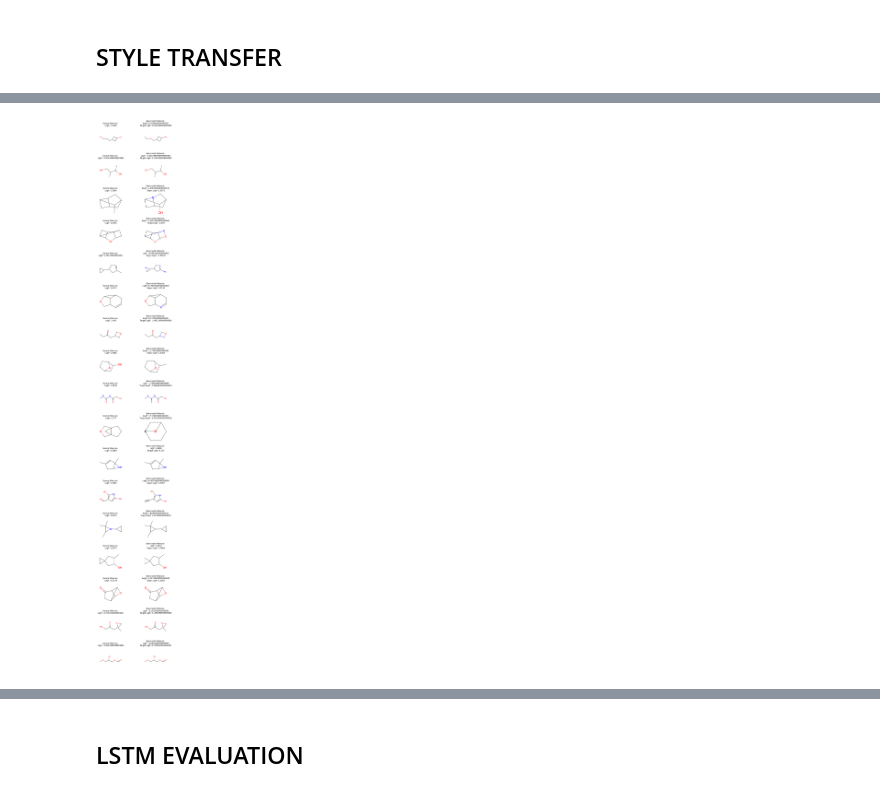
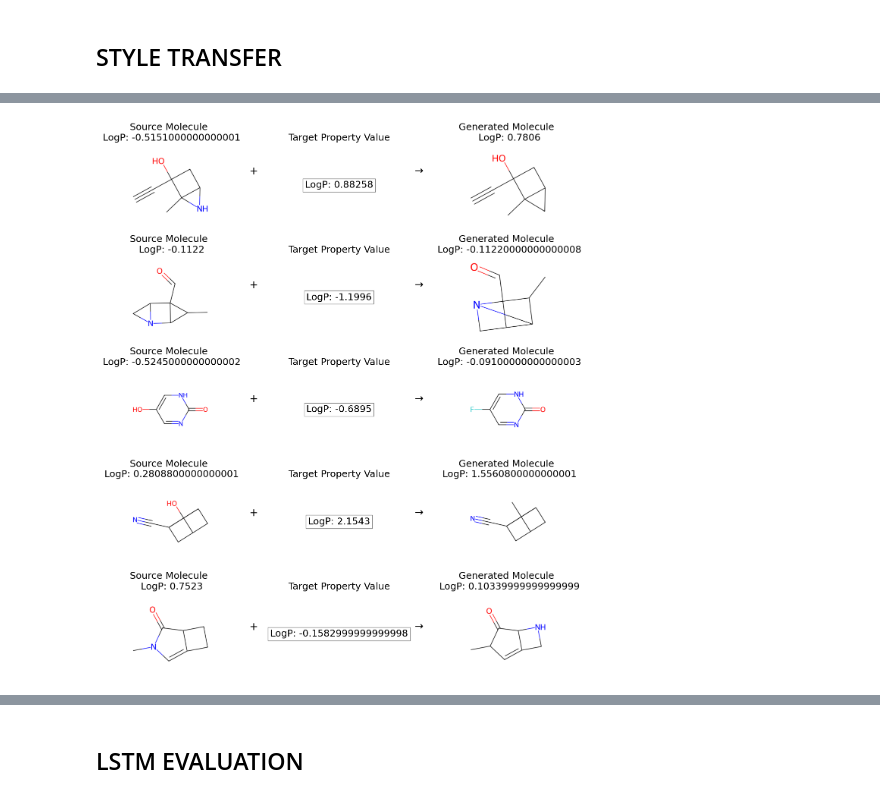
Before and after one commit to HeathArhturLouis/Rethinking-Molecular-Design-Integrating-Latent-Variable-and-Autoregressive-Models-for-Enhanced-Goal, a Jupyter notebook: PerfEvaluation.ipynb, the cells around one changed output, grey strips where cells are left out. Saved outputs shown, nothing was run; the diff lists cells and outputs as text; code cells hidden in the pictures.

```diff
--- a/PerfEvaluation.ipynb
+++ b/PerfEvaluation.ipynb
@@ -191,8 +520,8 @@ a Linear inited
 a GRU inited
 a Linear inited
 # %%
-vae_model = cvae_model
-vae_sampler = cvae_sampler
+vae_model = exp_cvae_model
+vae_sampler = exp_cvae_sampler
 # %% [markdown]
 # Load Dataset
 # %%
@@ -240,20 +668,2 @@ Properties in dataset: ['LogP']
 # %% [markdown]
 # Metric Computation
-# %%
-indices = random.sample(range(len(test_smiles)), 500)
-smiles_1k = [test_smiles[i] for i in indices]
-properties_1k = [test_props[i] for i in indices]
-
-tokens_1k = smiles_to_tokens(smiles_1k, vae_model.max_decode_steps)
-
-mean, logvar = vae_model.encoder(tokens_1k)
-
-dlv = []
-dlv_sum = 0
-for dim in range(logvar.shape[1]):
-    a = sum(logvar[:, dim]) / logvar.shape[0]
-    # print(a)
-    dlv.append(a)
-    dlv_sum += a
-
-dlv_sum / logvar.shape[0]
@@ -340,3 +808 @@ compute_prior_metrics_conditional_model(vae_model, vae_sampler, train_smiles, te
-# %%
-vae_sampler.latent_var = 1.0
 # %%
@@ -704 +1173,11 @@ Baseline 2 -- Source smiles x ST of random smiles:  0.0660140578426524 (ignoring
+# %%
+def compute_sim(mol1, mol2, radius = 3):
+    # Check validity
+    if mol1 is None or mol2 is None:
+        return None
+
+    fing1 = AllChem.GetMorganFingerprint(mol1, radius=radius)
+    fing2 = AllChem.GetMorganFingerprint(mol2, radius=radius)
+
+    return DataStructs.TanimotoSimilarity(fing1, fing2)
 # %%
@@ -762,12 +1289,14 @@ print(list(vae_sampler.sample(vae_model, torch.tensor(sample_props).clone())))
 # %%
-n_to_plot = 20
-offset = 30
+n_to_plot = 5
+offset = 21
 
-plot_style_transfer(
+plot_style_transfer_2(
     og_smiles = source_smiles[offset:offset+n_to_plot],
     og_props = source_props[offset:offset+n_to_plot],
     random_props = target_props[offset:offset+n_to_plot],
     st_smiles = generated_smiles[offset:offset+n_to_plot],
-    st_props = generated_props[offset:offset+n_to_plot])
+    st_props = generated_props[offset:offset+n_to_plot],
+    filename = None,
+    font_size = 18)
 # %% [output]
-[figure, old version]
+[figure, new version]
```
Also changed, not shown: parts of 45 cells of this notebook, 18 other files.
